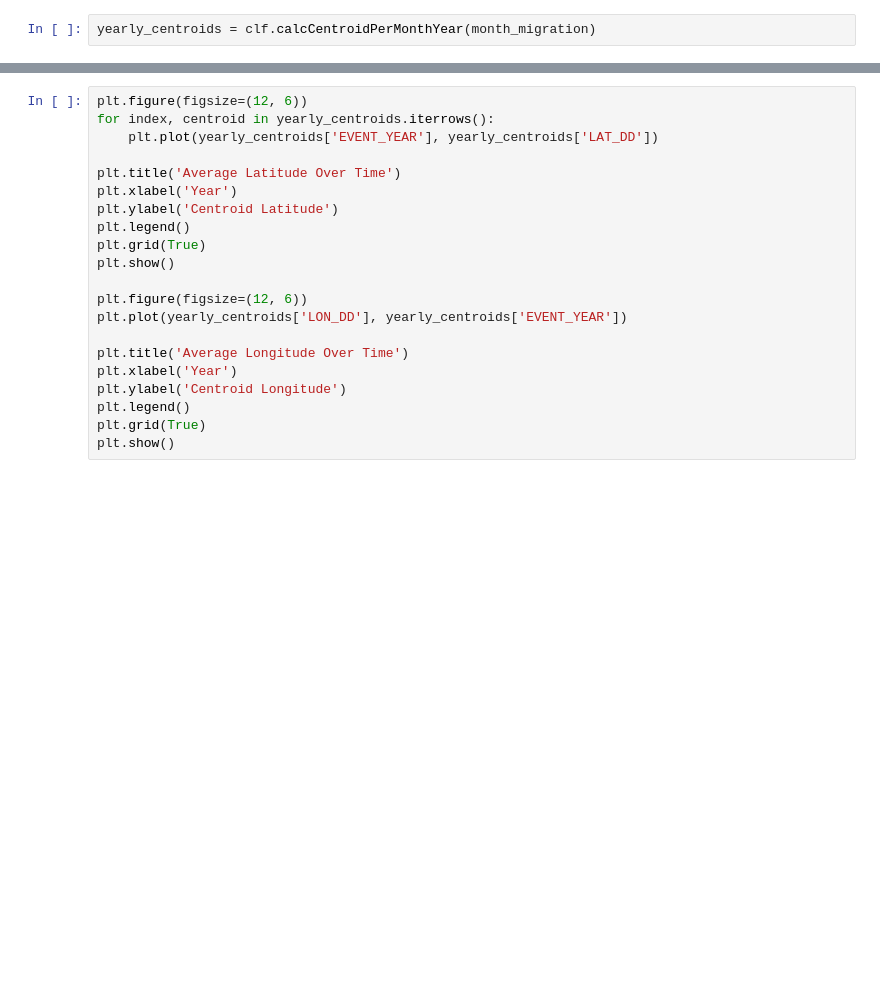
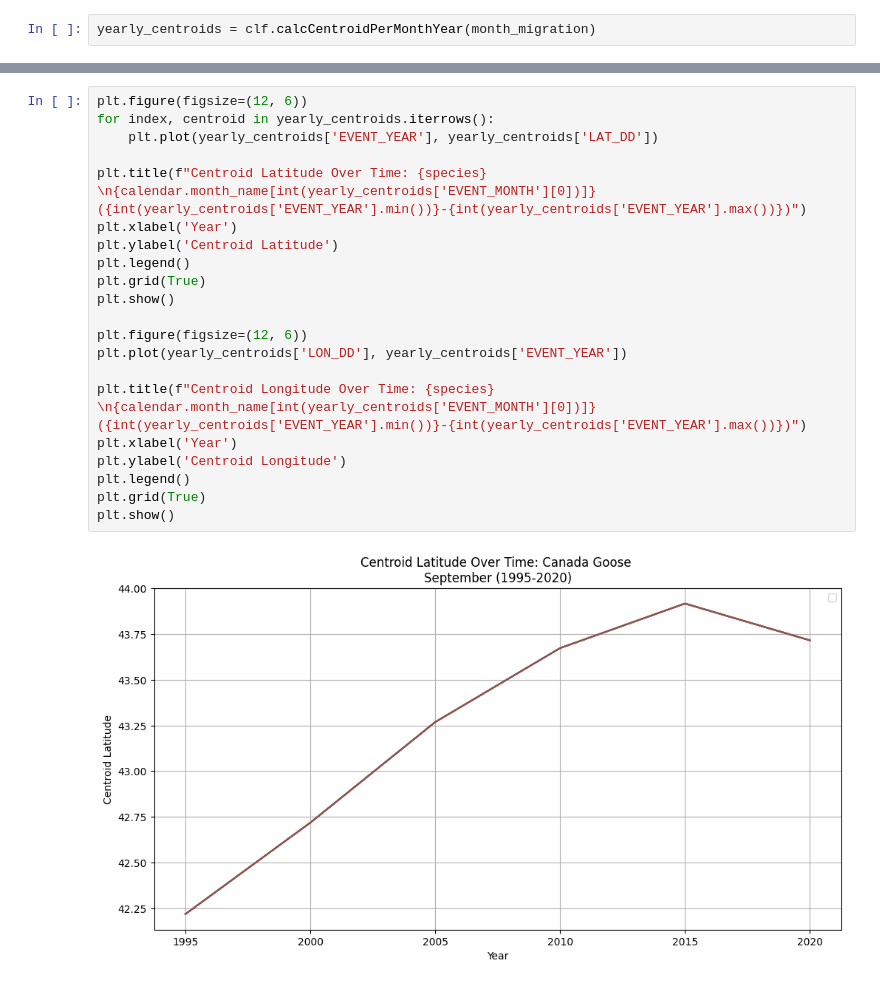
Before and after one commit to maxdgibson/ECE143, a Jupyter notebook: python/geoSpatial.ipynb, the cells around one changed output, grey strips where cells are left out. Saved outputs shown, nothing was run; the diff lists cells and outputs as text; blank space fills up the shorter version.

```diff
--- a/python/geoSpatial.ipynb
+++ b/python/geoSpatial.ipynb
@@ -21,21 +31,23 @@ clf.plotYearlyCentroids(world_shape, yearly_centroids)
 # %%
 plt.figure(figsize=(12, 6))
 for index, centroid in yearly_centroids.iterrows():
     plt.plot(yearly_centroids['EVENT_YEAR'], yearly_centroids['LAT_DD'])
 
-plt.title('Average Latitude Over Time')
+plt.title(f"Centroid Latitude Over Time: {species} \n{calendar.month_name[int(yearly_centroids['EVENT_MONTH'][0])]} ({int(yearly_centroids['EVENT_YEAR'].min())}-{int(yearly_centroids['EVENT_YEAR'].max())})")
 plt.xlabel('Year')
 plt.ylabel('Centroid Latitude')
 plt.legend()
 plt.grid(True)
 plt.show()
 
 plt.figure(figsize=(12, 6))
 plt.plot(yearly_centroids['LON_DD'], yearly_centroids['EVENT_YEAR'])
 
-plt.title('Average Longitude Over Time')
+plt.title(f"Centroid Longitude Over Time: {species} \n{calendar.month_name[int(yearly_centroids['EVENT_MONTH'][0])]} ({int(yearly_centroids['EVENT_YEAR'].min())}-{int(yearly_centroids['EVENT_YEAR'].max())})")
 plt.xlabel('Year')
 plt.ylabel('Centroid Longitude')
 plt.legend()
 plt.grid(True)
 plt.show()
+# %% [output]
+[figure, added]
```
Also changed, not shown: parts of 5 cells of this notebook, 2 other files.
